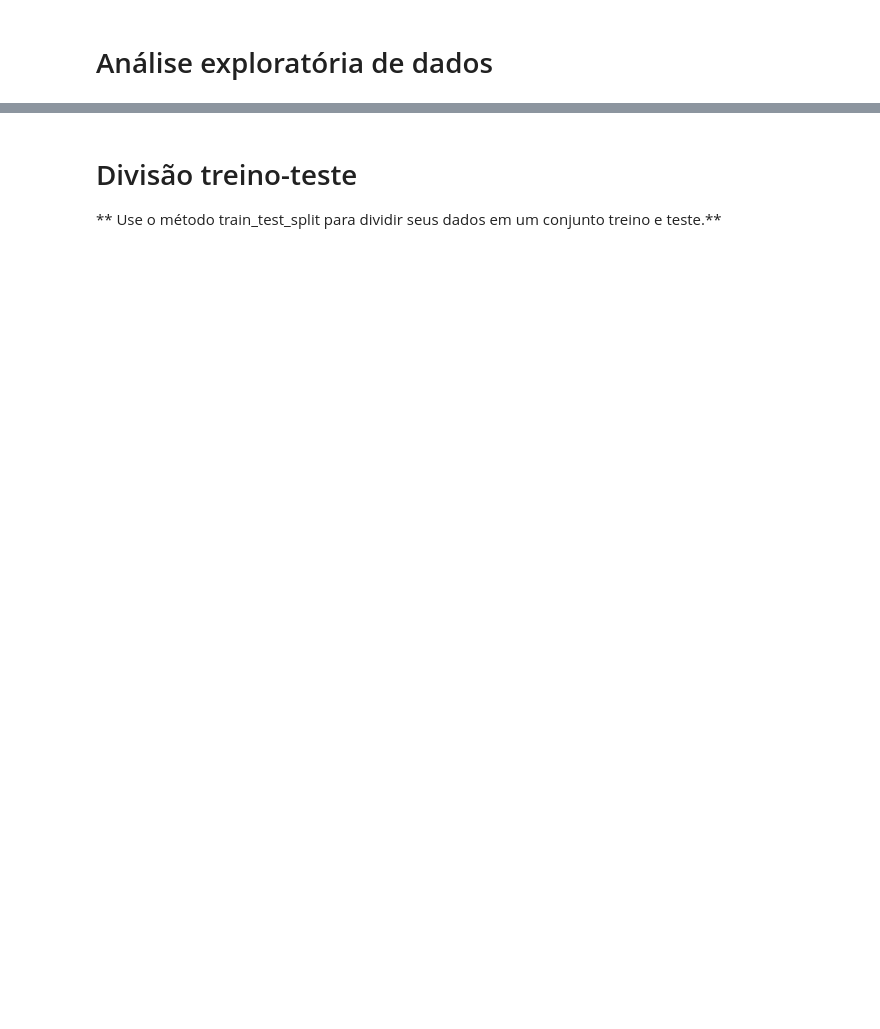
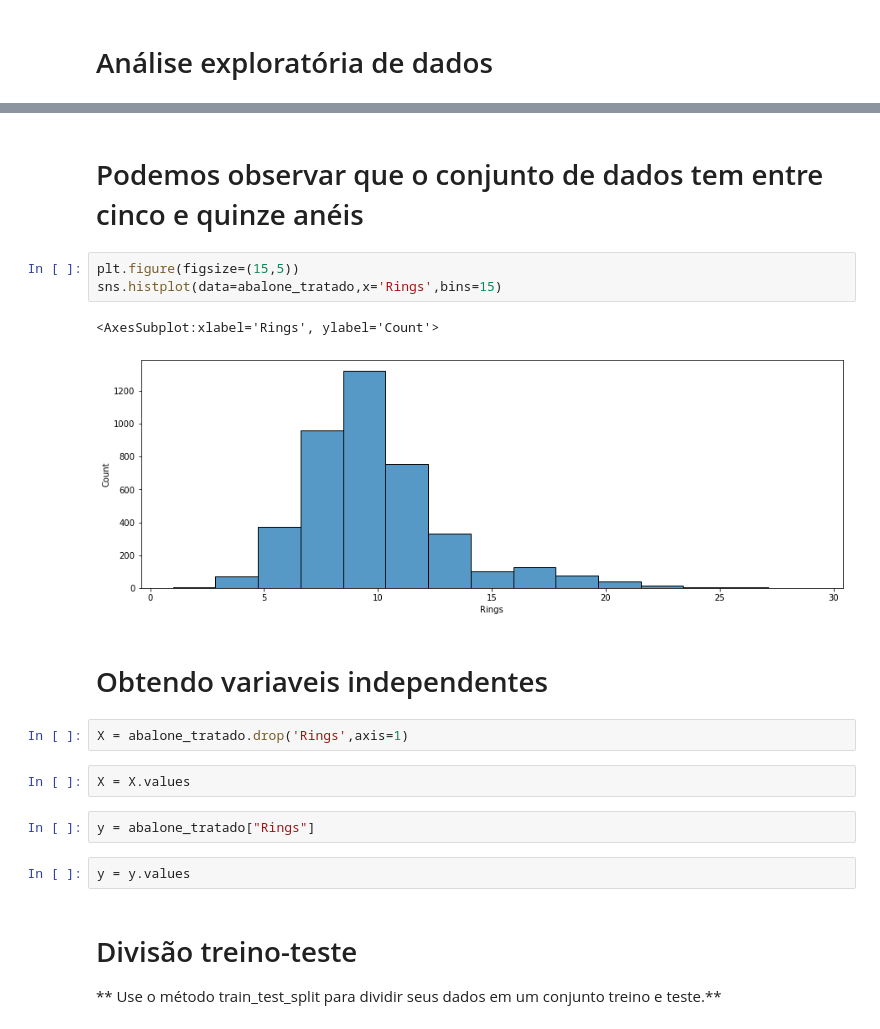
Before and after one commit to diogofergom/k-Nearest_Neighbors_kNN, a Jupyter notebook: prever_a_idade_das_lesmas_do_mar.ipynb, the cells around one changed output, grey strips where cells are left out. Cells and saved outputs as stored; diff of their text form; blank space fills up the shorter version.

```diff
--- a/prever_a_idade_das_lesmas_do_mar.ipynb
+++ b/prever_a_idade_das_lesmas_do_mar.ipynb
@@ -46,3 +215,22 @@ scaled_features = scaler.transform(df.drop('TARGET CLASS',axis=1))
+# %% [markdown]
+# Podemos observar que o conjunto de dados tem entre cinco e quinze anéis
+# %%
+plt.figure(figsize=(15,5))
+sns.histplot(data=abalone_tratado,x='Rings',bins=15)
+# %% [output]
+<AxesSubplot:xlabel='Rings', ylabel='Count'>
+[figure, added]
+# %% [markdown]
+
+# Obtendo variaveis independentes
+# %%
+X = abalone_tratado.drop('Rings',axis=1)
+# %%
+X = X.values
+# %%
+y = abalone_tratado["Rings"]
+# %%
+y = y.values
 # %% [markdown]
 # Divisão treino-teste
 
```
Also changed, not shown: parts of 79 cells of this notebook, 4 other files.
